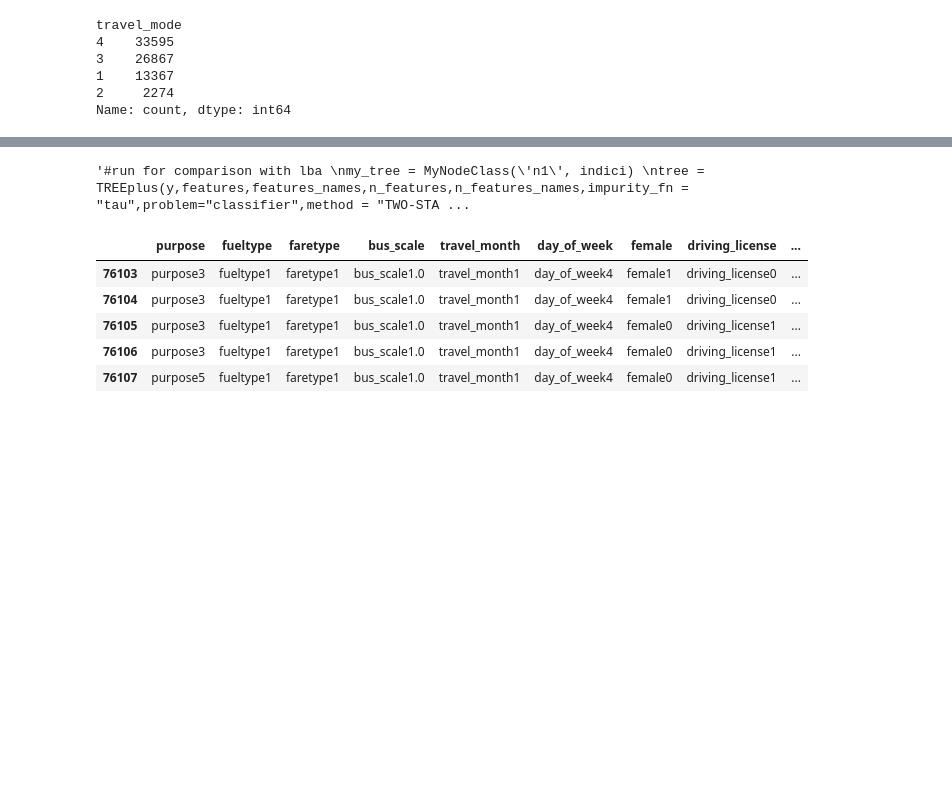
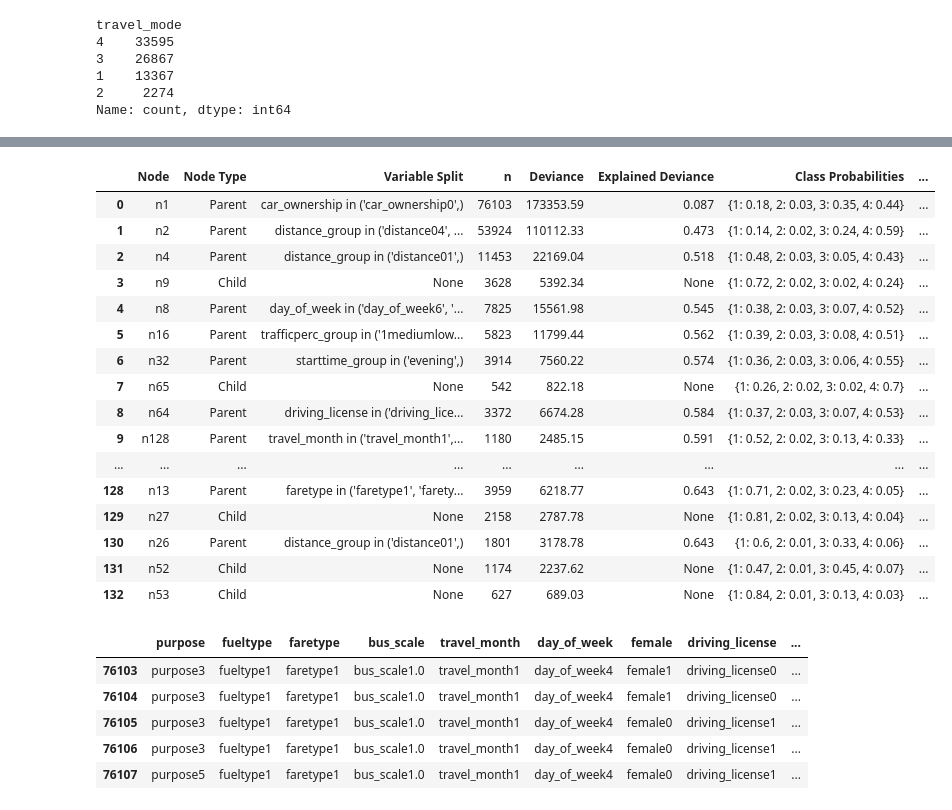
Before and after one commit to danielchfynn/TREE4, a Jupyter notebook: lbt_applied_numpy.ipynb, the cells around one changed output, grey strips where cells are left out. Saved outputs shown, nothing was run; the diff lists cells and outputs as text; code cells hidden in the pictures; blank space fills up the shorter version.

```diff
--- a/lbt_applied_numpy.ipynb
+++ b/lbt_applied_numpy.ipynb
@@ -285,6 +266,3 @@ travel_mode
 1    13367
 2     2274
 Name: count, dtype: int64
-# %%
-features = np.empty((0,0))
-type(features)
@@ -301,7 +269,5 @@ n_features.shape[0]
 # %%
-from TREEplus import *
-
-my_tree = MyNodeClass('n1', indici)
-tree = TREEplus(y,features,features_names,n_features,n_features_names,impurity_fn = "tau",problem="classifier",method = "LATENT-BUDGET-TREE",twoing = False, max_level = 10, min_cases_parent= 1000,min_cases_child= 500, min_imp_gain = 0.0001)
-tree.growing_tree(my_tree, max_k = 5, combination_split = False , max_c = 5) #does max_c play a role when no combination, yes so it needs to be correctly set
+my_tree = NodeClass('n1', indici)
+tree = TREEplus(y,features,features_names,n_features,n_features_names,impurity_fn = "tau",problem="classifier",method = "LATENT-BUDGET-TREE",twoing = False, max_level = 10, min_cases_parent= 1000,min_cases_child= 500, min_imp_gain = 0.0001, surrogate_split = False)
+tree.growing_tree(my_tree, max_k = 5, combination_split = False , max_c = 5)
 # %% [output]
@@ -344,5 +308,23 @@ R[write to console]: Error in solve.default(Tb) : 'a' is 0-diml
 # %%
-tree.print_tree(table = False, html = False, merge_leaves = False)
+tree.print_tree(table = True, html = False, merge_leaves = False)
+# %% [output]
+|  | Node | Node Type | Variable Split | n | Deviance | Explained Deviance | Class Probabilities | ... |
+| 0 | n1 | Parent | car_ownership in ('car_ownership0',) | 76103 | 173353.59 | 0.087 | {1: 0.18, 2: 0.03, 3: 0.35, 4: 0.44} | ... |
+| 1 | n2 | Parent | distance_group in ('distance04', ... | 53924 | 110112.33 | 0.473 | {1: 0.14, 2: 0.02, 3: 0.24, 4: 0.59} | ... |
+| 2 | n4 | Parent | distance_group in ('distance01',) | 11453 | 22169.04 | 0.518 | {1: 0.48, 2: 0.03, 3: 0.05, 4: 0.43} | ... |
+| 3 | n9 | Child | None | 3628 | 5392.34 | None | {1: 0.72, 2: 0.02, 3: 0.02, 4: 0.24} | ... |
+| 4 | n8 | Parent | day_of_week in ('day_of_week6', '... | 7825 | 15561.98 | 0.545 | {1: 0.38, 2: 0.03, 3: 0.07, 4: 0.52} | ... |
+| 5 | n16 | Parent | trafficperc_group in ('1mediumlow... | 5823 | 11799.44 | 0.562 | {1: 0.39, 2: 0.03, 3: 0.08, 4: 0.51} | ... |
+| 6 | n32 | Parent | starttime_group in ('evening',) | 3914 | 7560.22 | 0.574 | {1: 0.36, 2: 0.03, 3: 0.06, 4: 0.55} | ... |
+| 7 | n65 | Child | None | 542 | 822.18 | None | {1: 0.26, 2: 0.02, 3: 0.02, 4: 0.7} | ... |
+| 8 | n64 | Parent | driving_license in ('driving_lice... | 3372 | 6674.28 | 0.584 | {1: 0.37, 2: 0.03, 3: 0.07, 4: 0.53} | ... |
+| 9 | n128 | Parent | travel_month in ('travel_month1',... | 1180 | 2485.15 | 0.591 | {1: 0.52, 2: 0.02, 3: 0.13, 4: 0.33} | ... |
+| ... | ... | ... | ... | ... | ... | ... | ... | ... |
+| 128 | n13 | Parent | faretype in ('faretype1', 'farety... | 3959 | 6218.77 | 0.643 | {1: 0.71, 2: 0.02, 3: 0.23, 4: 0.05} | ... |
+| 129 | n27 | Child | None | 2158 | 2787.78 | None | {1: 0.81, 2: 0.02, 3: 0.13, 4: 0.04} | ... |
+| 130 | n26 | Parent | distance_group in ('distance01',) | 1801 | 3178.78 | 0.643 | {1: 0.6, 2: 0.01, 3: 0.33, 4: 0.06} | ... |
+| 131 | n52 | Child | None | 1174 | 2237.62 | None | {1: 0.47, 2: 0.01, 3: 0.45, 4: 0.07} | ... |
+| 132 | n53 | Child | None | 627 | 689.03 | None | {1: 0.84, 2: 0.01, 3: 0.13, 4: 0.03} | ... |
 # %%
 
 #import warnings
@@ -353,11 +335,3 @@ tree.print_tree(table = False, html = True, merge_leaves = True)#.style.hide()
-# %%
-'''#run for comparison with lba
-my_tree = MyNodeClass('n1', indici)
-tree = TREEplus(y,features,features_names,n_features,n_features_names,impurity_fn = "tau",problem="classifier",method = "TWO-STAGE",max_level = 2, min_cases_parent= 1000,min_cases_child= 500)
-tree.growing_tree(my_tree)
-'''
-# %% [output]
-'#run for comparison with lba \nmy_tree = MyNodeClass(\'n1\', indici) \ntree = TREEplus(y,features,features_names,n_features,n_features_names,impurity_fn = "tau",problem="classifier",method = "TWO-STA ...
 # %%
 X_test = X_test.copy()
 y_test = y_test.copy()
```
Also changed, not shown: parts of 15 cells of this notebook.
